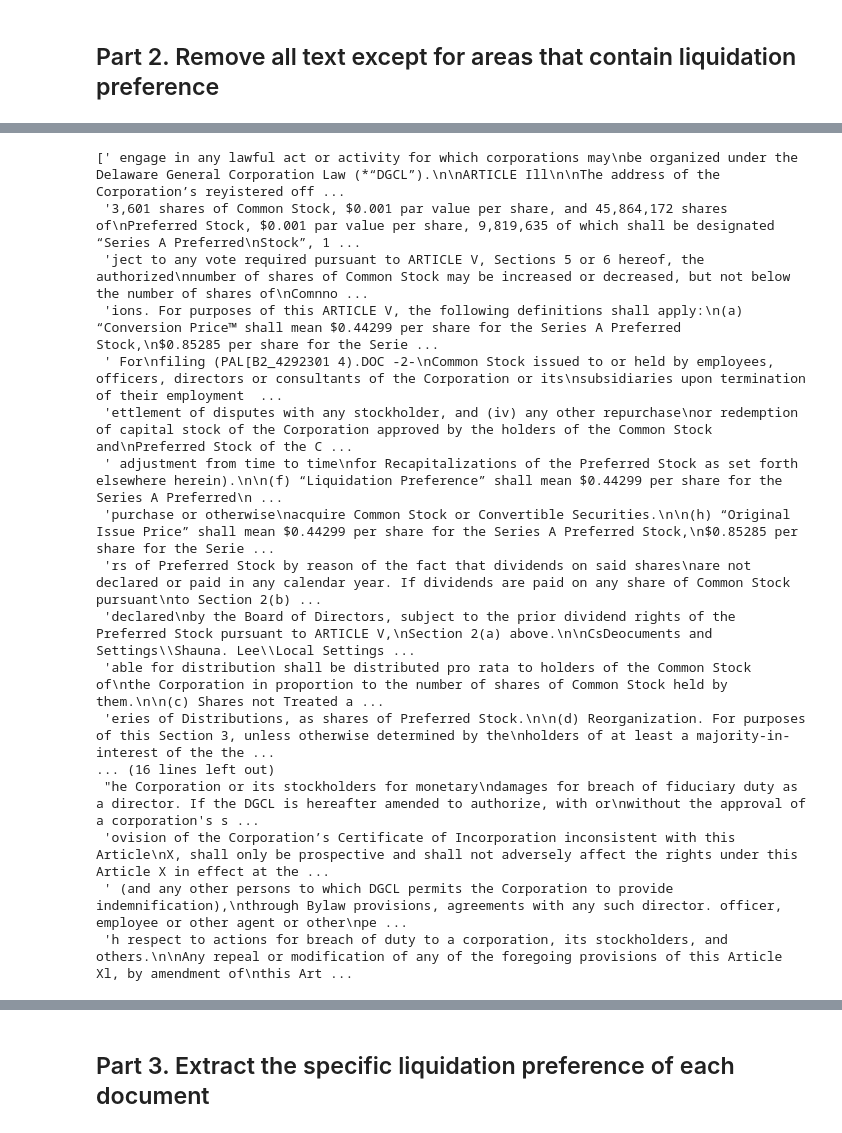
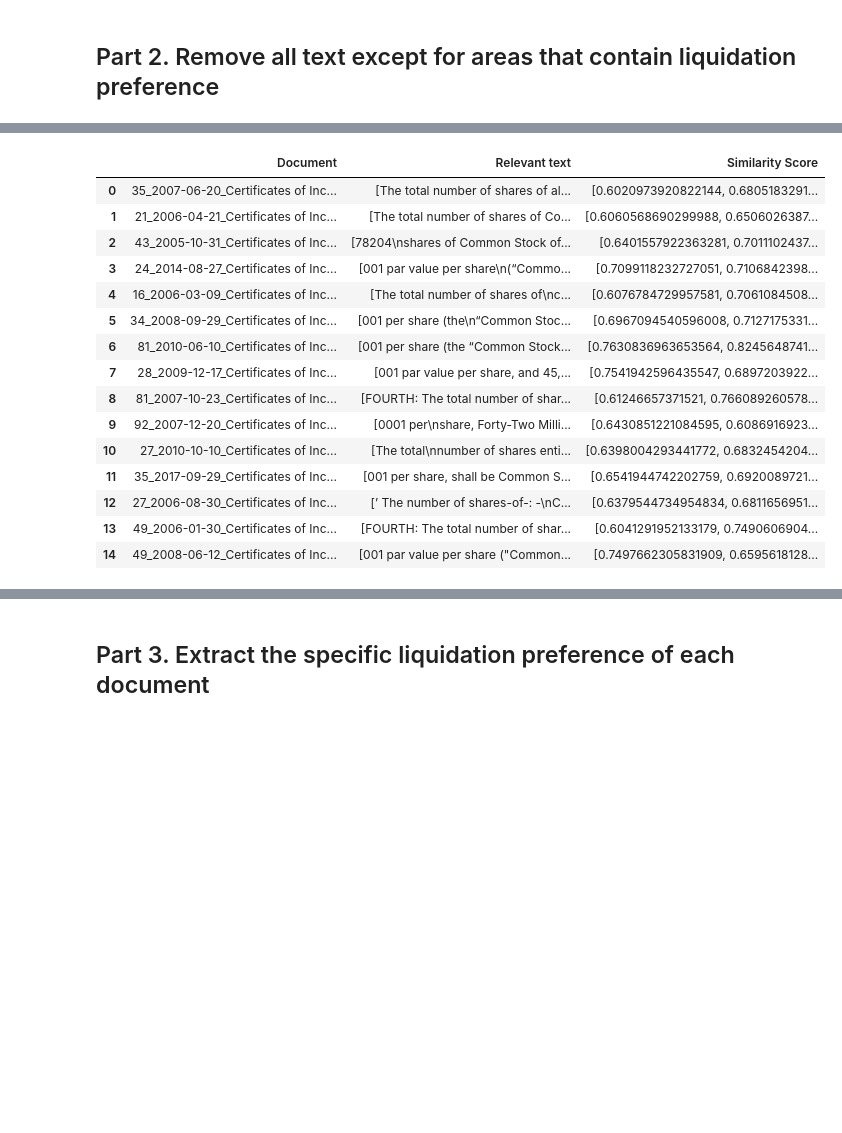
Before and after one commit to alexchen4/vc-research, a Jupyter notebook: liquidation.ipynb, the cells around one changed output, grey strips where cells are left out. Cells and saved outputs as stored; diff of their text form; code cells hidden in the pictures; blank space fills up the shorter version.

```diff
--- a/liquidation.ipynb
+++ b/liquidation.ipynb
@@ -125,7 +148,5 @@ import spacy
 from sentence_transformers import SentenceTransformer, util
 # %%
-# Load spaCy's NER model and Sentence-BERT model
-nlp = spacy.load("en_core_web_sm")
 semantic_model = SentenceTransformer('all-MiniLM-L6-v2')
 
 # Define example phrases for liquidation preferences for semantic similarity
@@ -150,6 +171,4 @@ example_phrases = [
 ]
 
 # Precompute embeddings for the example phrases
-example_embeddings = semantic_model.encode(example_phrases)
-
-MAX_SEQ_LENGTH = 512
+example_embeddings = semantic_model.encode(example_phrases, convert_to_tensor=True)
@@ -230,20 +174,0 @@ dataset_df
-# %%
-dataset_df['Relevant Chunks'][7]
-# %% [output]
-[' engage in any lawful act or activity for which corporations may\nbe organized under the Delaware General Corporation Law (*“DGCL”).\n\nARTICLE Ill\n\nThe address of the Corporation’s reyistered off ...
- '3,601 shares of Common Stock, $0.001 par value per share, and 45,864,172 shares of\nPreferred Stock, $0.001 par value per share, 9,819,635 of which shall be designated “Series A Preferred\nStock”, 1 ...
- 'ject to any vote required pursuant to ARTICLE V, Sections 5 or 6 hereof, the authorized\nnumber of shares of Common Stock may be increased or decreased, but not below the number of shares of\nComnno ...
- 'ions. For purposes of this ARTICLE V, the following definitions shall apply:\n(a) “Conversion Price™ shall mean $0.44299 per share for the Series A Preferred Stock,\n$0.85285 per share for the Serie ...
- ' For\nfiling (PAL[B2_4292301 4).DOC -2-\nCommon Stock issued to or held by employees, officers, directors or consultants of the Corporation or its\nsubsidiaries upon termination of their employment  ...
- 'ettlement of disputes with any stockholder, and (iv) any other repurchase\nor redemption of capital stock of the Corporation approved by the holders of the Common Stock and\nPreferred Stock of the C ...
- ' adjustment from time to time\nfor Recapitalizations of the Preferred Stock as set forth elsewhere herein).\n\n(f) “Liquidation Preference” shall mean $0.44299 per share for the Series A Preferred\n ...
- 'purchase or otherwise\nacquire Common Stock or Convertible Securities.\n\n(h) “Original Issue Price” shall mean $0.44299 per share for the Series A Preferred Stock,\n$0.85285 per share for the Serie ...
- 'rs of Preferred Stock by reason of the fact that dividends on said shares\nare not declared or paid in any calendar year. If dividends are paid on any share of Common Stock pursuant\nto Section 2(b) ...
- 'declared\nby the Board of Directors, subject to the prior dividend rights of the Preferred Stock pursuant to ARTICLE V,\nSection 2(a) above.\n\nCsDeocuments and Settings\\Shauna. Lee\\Local Settings ...
- 'able for distribution shall be distributed pro rata to holders of the Common Stock of\nthe Corporation in proportion to the number of shares of Common Stock held by them.\n\n(c) Shares not Treated a ...
- 'eries of Distributions, as shares of Preferred Stock.\n\n(d) Reorganization. For purposes of this Section 3, unless otherwise determined by the\nholders of at least a majority-in-interest of the the ...
-... (16 lines left out)
- "he Corporation or its stockholders for monetary\ndamages for breach of fiduciary duty as a director. If the DGCL is hereafter amended to authorize, with or\nwithout the approval of a corporation's s ...
- 'ovision of the Corporation’s Certificate of Incorporation inconsistent with this Article\nX, shall only be prospective and shall not adversely affect the rights under this Article X in effect at the ...
- ' (and any other persons to which DGCL permits the Corporation to provide indemnification),\nthrough Bylaw provisions, agreements with any such director. officer, employee or other agent or other\npe ...
- 'h respect to actions for breach of duty to a corporation, its stockholders, and others.\n\nAny repeal or modification of any of the foregoing provisions of this Article Xl, by amendment of\nthis Art ...
@@ -249,0 +195,44 @@ dataset_df['Relevant Chunks'][7]
+# %%
+# Create a DataFrame to store the results
+results = []
+
+# Loop over each document predicted to contain liquidity preference information
+for _, row in predictions_df.iterrows():
+    if row['Predicted Classification'] == 1:  # Document predicted to contain liquidity preference information
+        file_name = row['Document']
+
+        # Retrieve the corresponding text from the training set
+        file_path = os.path.join(txt_folder_path, file_name + ".txt")
+        with open(file_path, "r", encoding="utf-8") as file:
+            doc_text = file.read()
+
+        # Extract relevant chunks and similarity scores
+        relevant_chunks, similarity_scores = extract_relevant_chunks_and_scores(doc_text, example_embeddings)
+
+        # Store the results in the DataFrame
+        results.append({
+            'Document': file_name,
+            'Relevant text': relevant_chunks,
+            'Similarity Score': similarity_scores
+        })
+# %%
+# Convert results to a DataFrame
+relevant_df = pd.DataFrame(results)
+relevant_df
+# %% [output]
+|  | Document | Relevant text | Similarity Score |
+| 0 | 35_2007-06-20_Certificates of Inc... | [The total number of shares of al... | [0.6020973920822144, 0.6805183291... |
+| 1 | 21_2006-04-21_Certificates of Inc... | [The total number of shares of Co... | [0.6060568690299988, 0.6506026387... |
+| 2 | 43_2005-10-31_Certificates of Inc... | [78204\nshares of Common Stock of... | [0.6401557922363281, 0.7011102437... |
+| 3 | 24_2014-08-27_Certificates of Inc... | [001 par value per share\n(“Commo... | [0.7099118232727051, 0.7106842398... |
+| 4 | 16_2006-03-09_Certificates of Inc... | [The total number of shares of\nc... | [0.6076784729957581, 0.7061084508... |
+| 5 | 34_2008-09-29_Certificates of Inc... | [001 per share (the\n“Common Stoc... | [0.6967094540596008, 0.7127175331... |
+| 6 | 81_2010-06-10_Certificates of Inc... | [001 per share (the “Common Stock... | [0.7630836963653564, 0.8245648741... |
+| 7 | 28_2009-12-17_Certificates of Inc... | [001 par value per share, and 45,... | [0.7541942596435547, 0.6897203922... |
+| 8 | 81_2007-10-23_Certificates of Inc... | [FOURTH: The total number of shar... | [0.61246657371521, 0.766089260578... |
+| 9 | 92_2007-12-20_Certificates of Inc... | [0001 per\nshare, Forty-Two Milli... | [0.6430851221084595, 0.6086916923... |
+| 10 | 27_2010-10-10_Certificates of Inc... | [The total\nnumber of shares enti... | [0.6398004293441772, 0.6832454204... |
+| 11 | 35_2017-09-29_Certificates of Inc... | [001 per share, shall be Common S... | [0.6541944742202759, 0.6920089721... |
+| 12 | 27_2006-08-30_Certificates of Inc... | [’ The number of shares-of-: -\nC... | [0.6379544734954834, 0.6811656951... |
+| 13 | 49_2006-01-30_Certificates of Inc... | [FOURTH: The total number of shar... | [0.6041291952133179, 0.7490606904... |
+| 14 | 49_2008-06-12_Certificates of Inc... | [001 par value per share ("Common... | [0.7497662305831909, 0.6595618128... |
```
Also changed, not shown: parts of 22 cells of this notebook.
